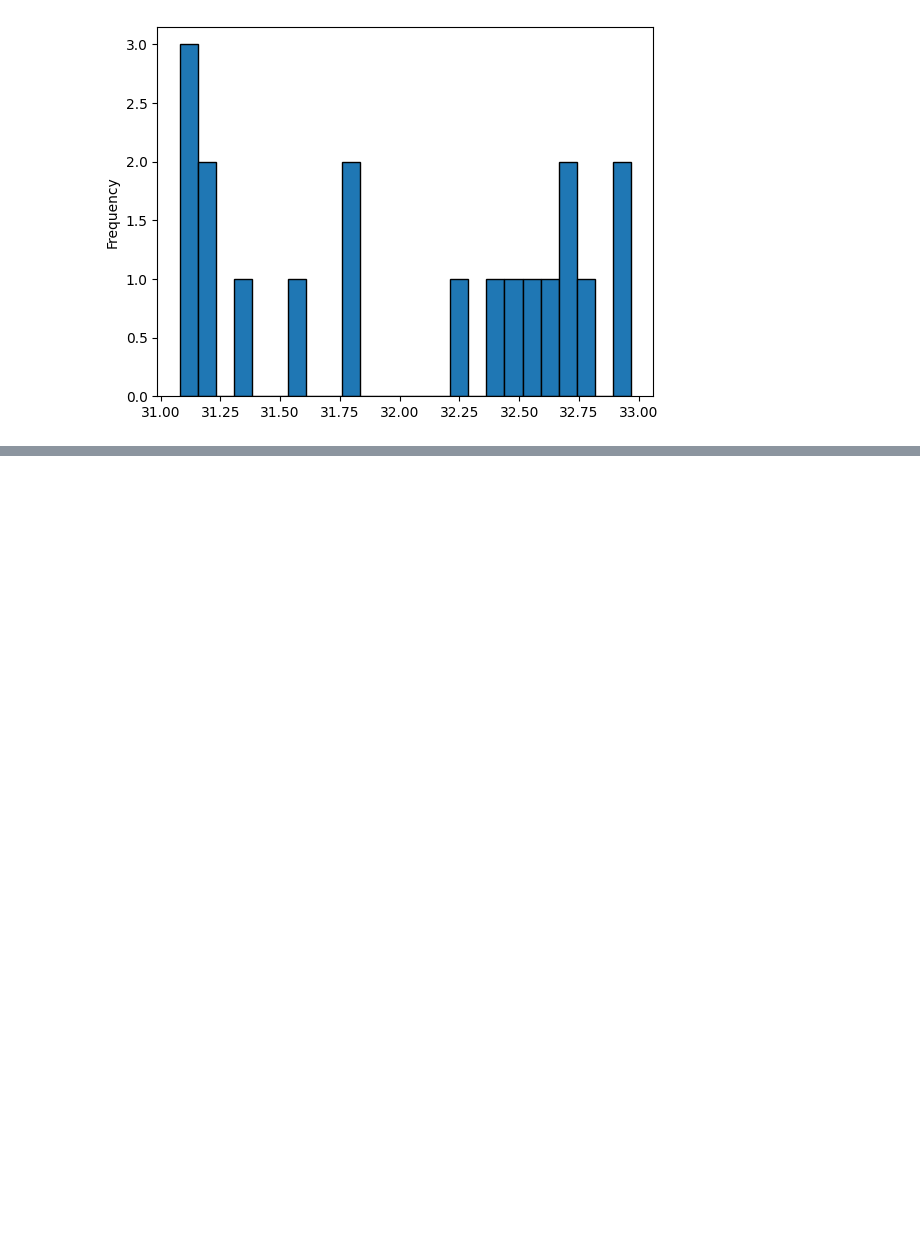
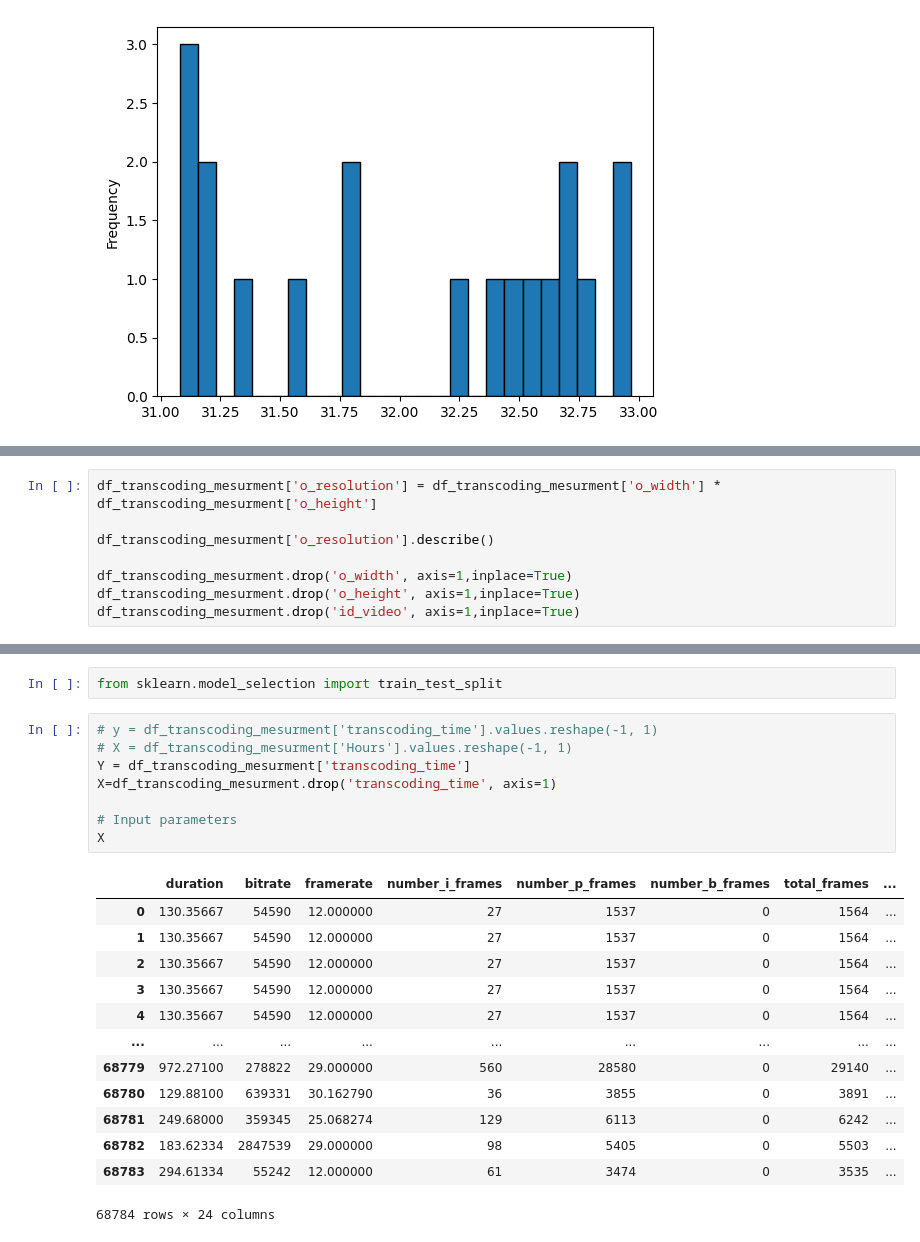
Before and after one commit to foulde/python_project, a Jupyter notebook: Projet_principale.ipynb, the cells around one changed output, grey strips where cells are left out. Cells and saved outputs as stored; diff of their text form; blank space fills up the shorter version.

```diff
--- a/Projet_principale.ipynb
+++ b/Projet_principale.ipynb
@@ -258,0 +269,8 @@ df_95["duration"].plot.hist(bins=25 ,edgecolor='black')
+# %%
+df_transcoding_mesurment['o_resolution'] = df_transcoding_mesurment['o_width'] * df_transcoding_mesurment['o_height']
+
+df_transcoding_mesurment['o_resolution'].describe()
+
+df_transcoding_mesurment.drop('o_width', axis=1,inplace=True)
+df_transcoding_mesurment.drop('o_height', axis=1,inplace=True)
+df_transcoding_mesurment.drop('id_video', axis=1,inplace=True)
@@ -258,0 +300,24 @@ df_95["duration"].plot.hist(bins=25 ,edgecolor='black')
+# %%
+from sklearn.model_selection import train_test_split
+# %%
+# y = df_transcoding_mesurment['transcoding_time'].values.reshape(-1, 1)
+# X = df_transcoding_mesurment['Hours'].values.reshape(-1, 1)
+Y = df_transcoding_mesurment['transcoding_time']
+X=df_transcoding_mesurment.drop('transcoding_time', axis=1)
+
+# Input parameters
+X
+# %% [output]
+|  | duration | bitrate | framerate | number_i_frames | number_p_frames | number_b_frames | total_frames | ... |
+| 0 | 130.35667 | 54590 | 12.000000 | 27 | 1537 | 0 | 1564 | ... |
+| 1 | 130.35667 | 54590 | 12.000000 | 27 | 1537 | 0 | 1564 | ... |
+| 2 | 130.35667 | 54590 | 12.000000 | 27 | 1537 | 0 | 1564 | ... |
+| 3 | 130.35667 | 54590 | 12.000000 | 27 | 1537 | 0 | 1564 | ... |
+| 4 | 130.35667 | 54590 | 12.000000 | 27 | 1537 | 0 | 1564 | ... |
+| ... | ... | ... | ... | ... | ... | ... | ... | ... |
+| 68779 | 972.27100 | 278822 | 29.000000 | 560 | 28580 | 0 | 29140 | ... |
+| 68780 | 129.88100 | 639331 | 30.162790 | 36 | 3855 | 0 | 3891 | ... |
+| 68781 | 249.68000 | 359345 | 25.068274 | 129 | 6113 | 0 | 6242 | ... |
+| 68782 | 183.62334 | 2847539 | 29.000000 | 98 | 5405 | 0 | 5503 | ... |
+| 68783 | 294.61334 | 55242 | 12.000000 | 61 | 3474 | 0 | 3535 | ... |
+68784 rows × 24 columns
```
Also changed, not shown: parts of 9 cells of this notebook.
